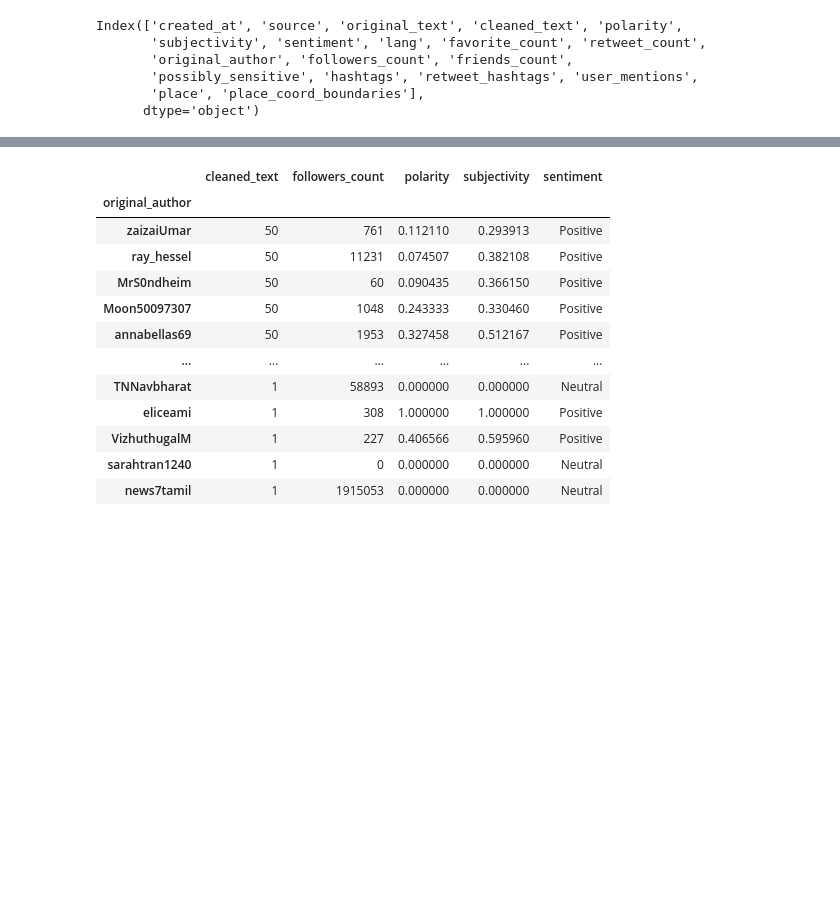
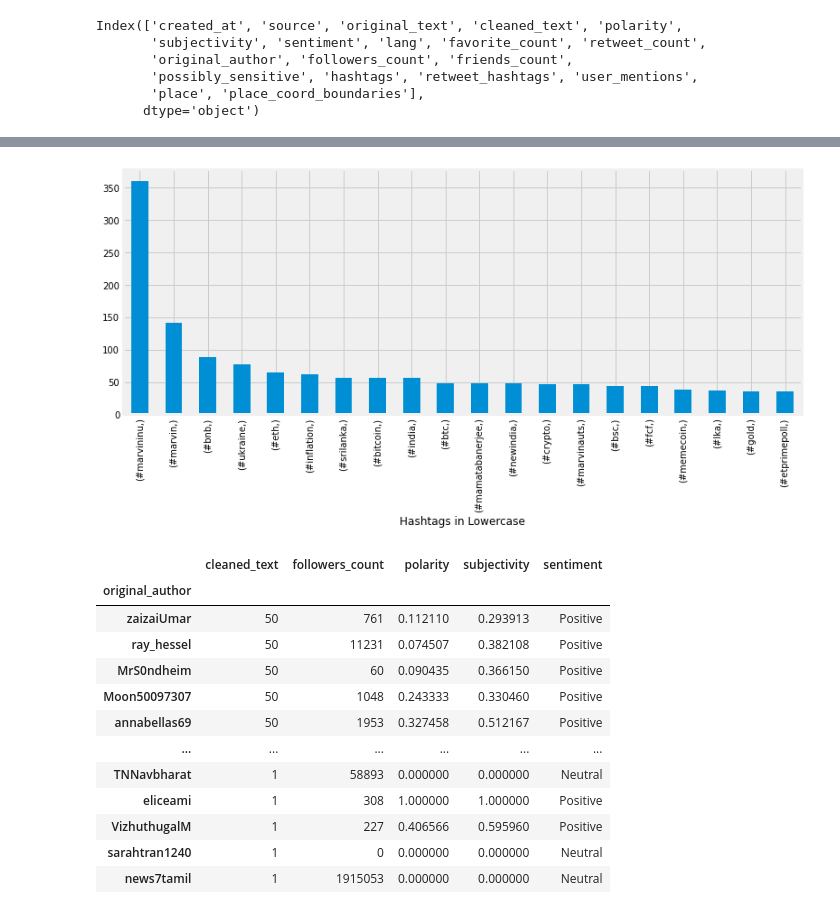
Before and after one commit to 10xac/Twitter-Data-Analysis, a Jupyter notebook: analysis.ipynb, the cells around one changed output, grey strips where cells are left out. Drawn from its saved outputs; the diff is of its cells as text; code cells hidden in the pictures; blank space fills up the shorter version.

```diff
--- a/analysis.ipynb
+++ b/analysis.ipynb
@@ -77,3 +85,10 @@ Index(['created_at', 'source', 'original_text', 'cleaned_text', 'polarity',
+# %%
+#Convert hastags to lowercase
+hashtags_list_df['hashtag'] = hashtags_list_df['hashtag'].str.lower()
+# %%
+_=hashtags_list_df.value_counts()[:20].plot(kind='bar',figsize=(12,5),xlabel='Hashtags in Lowercase')
+# %% [output]
+[figure, added]
 # %%
 user_summary=df_tweet.groupby('original_author').agg({'cleaned_text':'count','followers_count':'max',
                                          'polarity':'mean','subjectivity':'mean', 'sentiment':pd.Series.mode})
```
Also changed, not shown: parts of 19 cells of this notebook.
